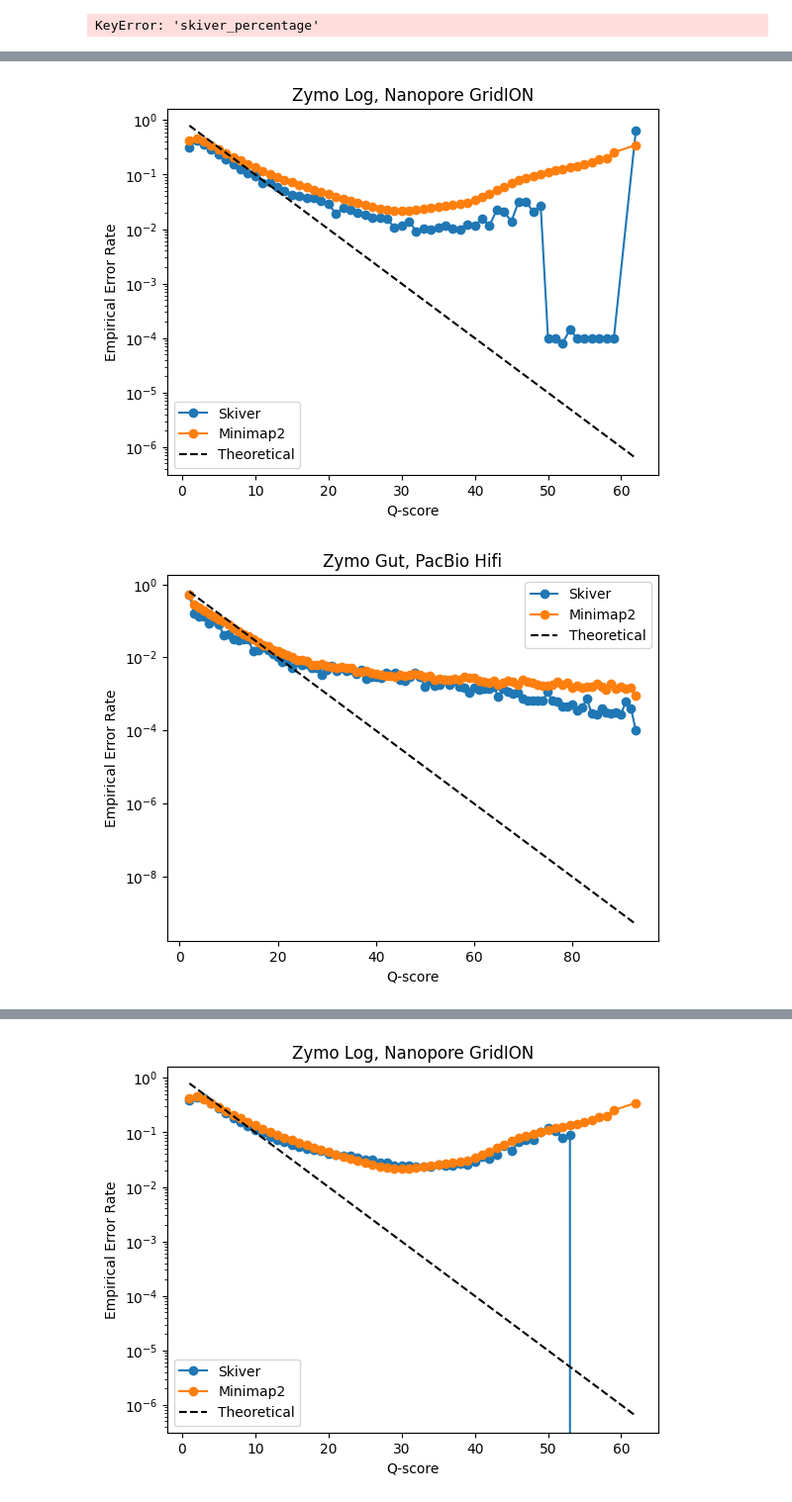
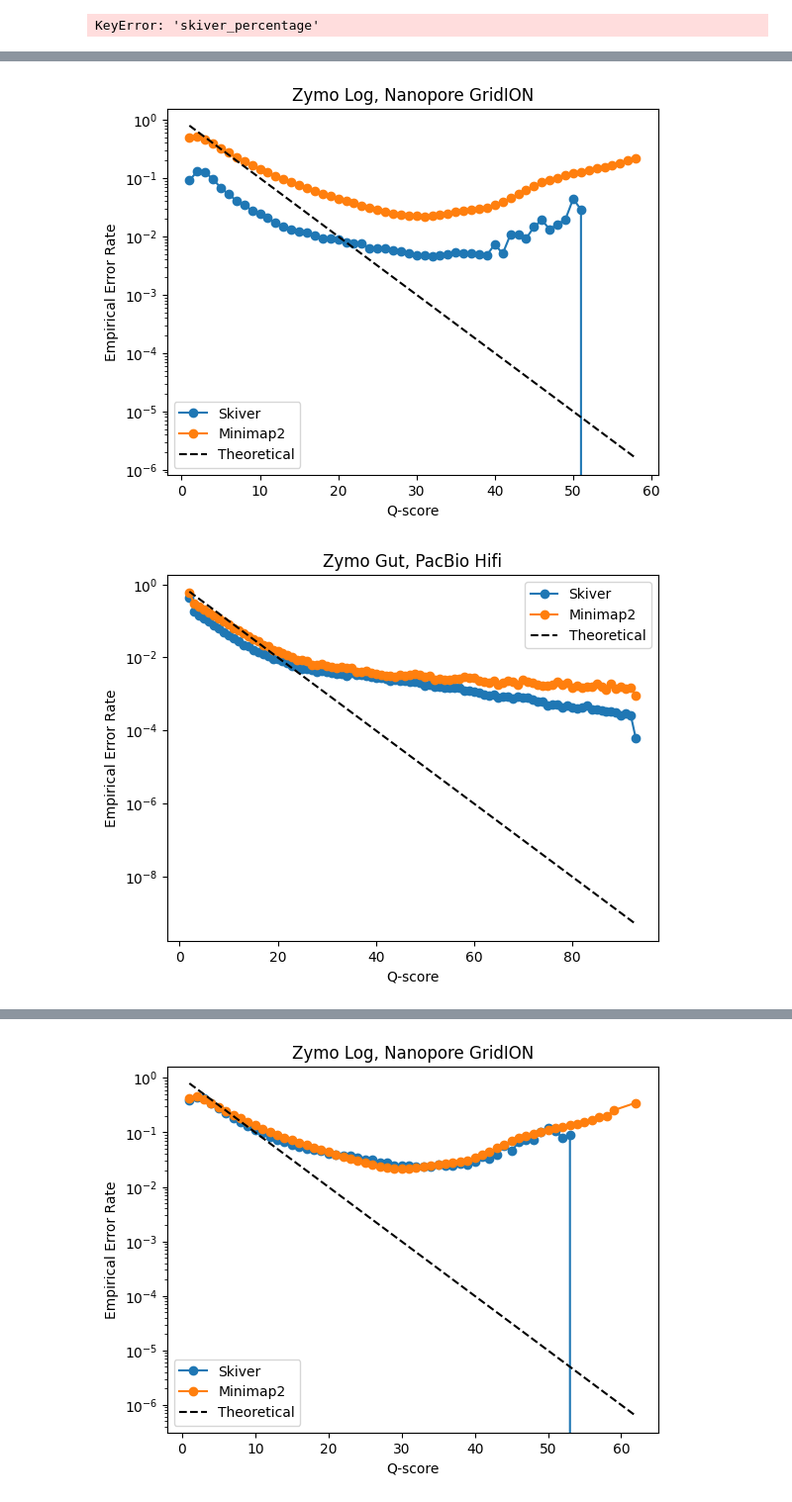
Before and after one commit to GZHoffie/skiver-test, a Jupyter notebook: experiments/qscore_calibration/plot_results.ipynb, the cells around one changed output, grey strips where cells are left out. Shown at 99% size. Drawn from its saved outputs; the diff is of its cells as text; code cells hidden in the pictures.

```diff
--- a/experiments/qscore_calibration/plot_results.ipynb
+++ b/experiments/qscore_calibration/plot_results.ipynb
@@ -152,9 +253,13 @@ KeyError: 'skiver_percentage'
 # %%
+import pandas as pd
+import matplotlib.pyplot as plt
+
+
 skiver_calibration = [
-    "../../output/zymo/skiver/ERR3152366.summary_phred.csv",
-    "../../output/zymo/skiver/SRR13128014.summary_phred.csv",
-    "../../output/zymo/skiver/ERR2935851.summary_phred.csv",
-    "../../output/zymo/skiver/SRR7498042.summary_phred.csv"
+    "../../output/zymo/skiver/ERR3152366_nogc.summary_phred.csv",
+    "../../output/zymo/skiver/SRR13128014_nogc.summary_phred.csv",
+    "../../output/zymo/skiver/ERR2935851_nogc.summary_phred.csv",
+    "../../output/zymo/skiver/SRR7498042_nogc.summary_phred.csv"
 ]
 
 minimap_calibration = [
@@ -164,36 +269,43 @@ minimap_calibration = [
     "../../output/zymo/SRR7498042_assembly.summary_qual_score_stats.csv"
 ]
 
 dataset_names = [
     "Zymo Log, Nanopore GridION",
     "Zymo Gut, PacBio Hifi",
     "B. subtilis, Illumina",
     "B. subtilis, PacBio RSII"
 ]
 
 for skiver_file, minimap_file, name in zip(skiver_calibration, minimap_calibration, dataset_names):
     skiver_calibration_df = pd.read_csv(skiver_file)
+    #skiver_calibration_df["error_rate"] = skiver_calibration_df["num_error"] / (skiver_calibration_df["num_correct"] + skiver_calibration_df["num_error"])
+    skiver_calibration_df["error_rate"] = (skiver_calibration_df["num_substitution"] + skiver_calibration_df["num_insertion"] + skiver_calibration_df["num_deletion"]) / (skiver_calibration_df["num_observed"])
     minimap_calibration_df = pd.read_csv(minimap_file)
-    minimap_calibration_df["empirical_error_rate"] = 1 - minimap_calibration_df["matches"] / (minimap_calibration_df["matches"]  + \
-                                                                                              minimap_calibration_df["mismatches"] + \
-                                                                                              minimap_calibration_df["insertions"] + minimap_calibration_df["deletions"])
+    minimap_calibration_df["num_error"] = minimap_calibration_df["mismatches"] + minimap_calibration_df["insertions"] + minimap_calibration_df["deletions"]
+    minimap_calibration_df["num_observed"] = minimap_calibration_df["matches"] + minimap_calibration_df["mismatches"] + minimap_calibration_df["insertions"] #+ minimap_calibration_df["deletions"]
+    minimap_calibration_df["empirical_error_rate"] = minimap_calibration_df["num_error"] / minimap_calibration_df["num_observed"]
     joined_df = pd.merge(
         skiver_calibration_df,
         minimap_calibration_df,
         left_on="qscore",
         right_on="qual_score",
         how="inner",
     )
+
+    #joined_df["error_rate"] = joined_df["num_error"] / (joined_df["num_correct"] + joined_df["num_error"])
     plt.Figure(figsize=(10, 6))
-    plt.plot(joined_df["qscore"], joined_df["per_base_error_rate"], marker='o', label=f"Skiver")
+    plt.plot(joined_df["qscore"],
+             #joined_df["bayesian_error_rate"],
+             joined_df["error_rate"],
+             marker='o', label=f"Skiver")
     plt.plot(joined_df["qscore"], joined_df["empirical_error_rate"], marker='o', label=f"Minimap2")
     plt.plot(joined_df["qscore"], 10 ** (-joined_df["qscore"]/10), label="Theoretical", color='black', linestyle='dashed')
     plt.xlabel("Q-score")
     plt.ylabel("Empirical Error Rate")
     plt.title(name)
     plt.yscale("log")
     plt.legend()
     plt.show()
 # %% [output]
-[figure, old version]
+[figure, new version]
-[figure, old version]
+[figure, new version]
```
Also changed, not shown: parts of 6 cells of this notebook, 34 other files.
